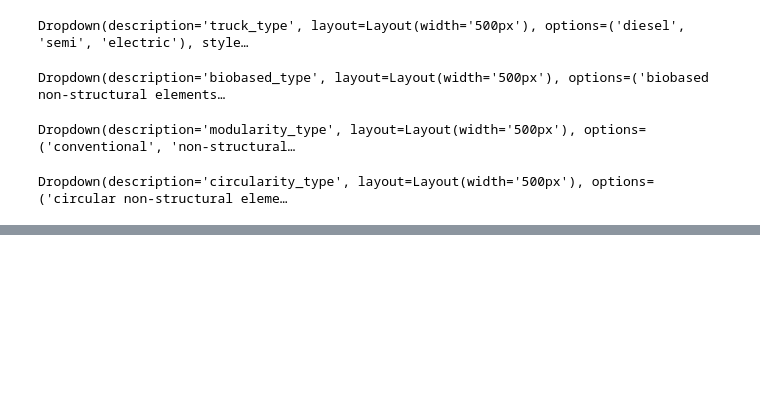
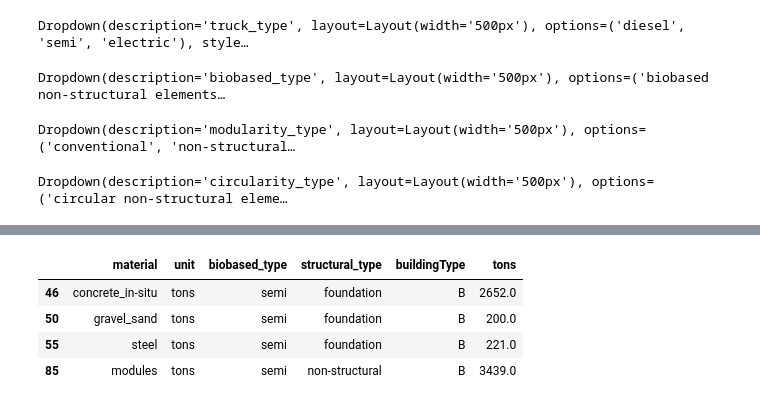
Before and after one commit to TanyaTsui/bimzec, a Jupyter notebook: model.ipynb, the cells around one changed output, grey strips where cells are left out. Drawn from its saved outputs; the diff is of its cells as text; code cells hidden in the pictures; blank space fills up the shorter version.

Commit message:
integrated new data
Integrated new data into the model. This includes new data on construction sites (which resulted in new od matrix), vehicles, and materials composition.

```diff
--- a/model.ipynb
+++ b/model.ipynb
@@ -1063,0 +1315,12 @@ button.on_click(on_button_clicked)
+# %%
+b = model.build_info
+b = b[b.biobased_type == 'semi']
+b = b[((b.structural_type == 'foundation') | (b.material == 'modules')) & (b.buildingType == 'B')]
+b = b[~b.tons.isna()]
+b
+# %% [output]
+|  | material | unit | biobased_type | structural_type | buildingType | tons |
+| 46 | concrete_in-situ | tons | semi | foundation | B | 2652.0 |
+| 50 | gravel_sand | tons | semi | foundation | B | 200.0 |
+| 55 | steel | tons | semi | foundation | B | 221.0 |
+| 85 | modules | tons | semi | non-structural | B | 3439.0 |
```
Also changed, not shown: parts of 6 cells of this notebook, 56 other files.
